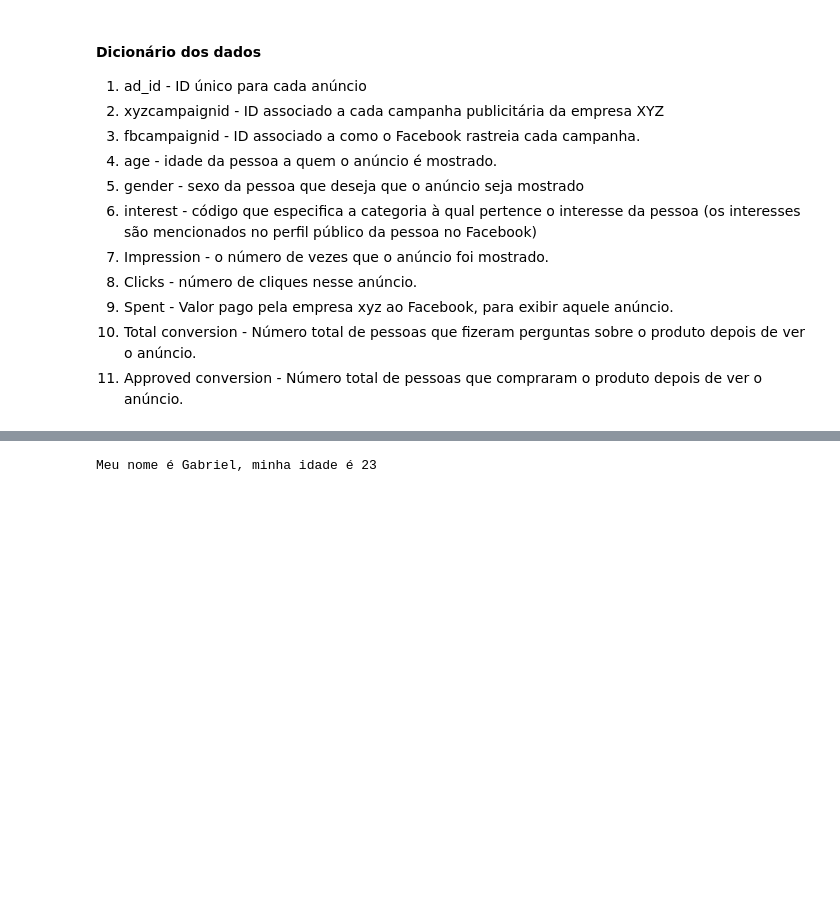
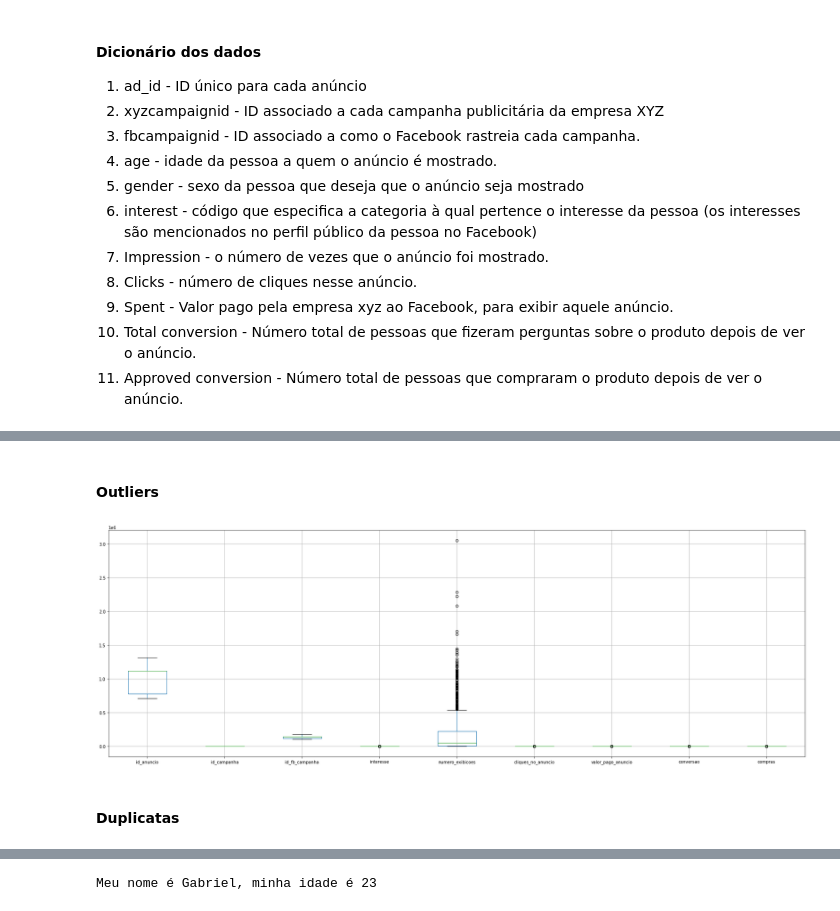
Before and after one commit to nevesvox/Ebac, a Jupyter notebook: Inteligência_Artificial.ipynb, the cells around one changed output, grey strips where cells are left out. Cells and saved outputs as stored; diff of their text form; code cells hidden in the pictures; blank space fills up the shorter version.

```diff
--- a/Inteligência_Artificial.ipynb
+++ b/Inteligência_Artificial.ipynb
@@ -95,0 +195,12 @@ memory usage: 98.4+ KB
+# %% [markdown]
+#### Outliers
+# %%
+plt.figure(figsize=(30,10))
+
+df.boxplot()
+
+plt.show()
+# %% [output]
+[figure, added]
+# %% [markdown]
+#### Duplicatas
```
Also changed, not shown: parts of 62 cells of this notebook.
